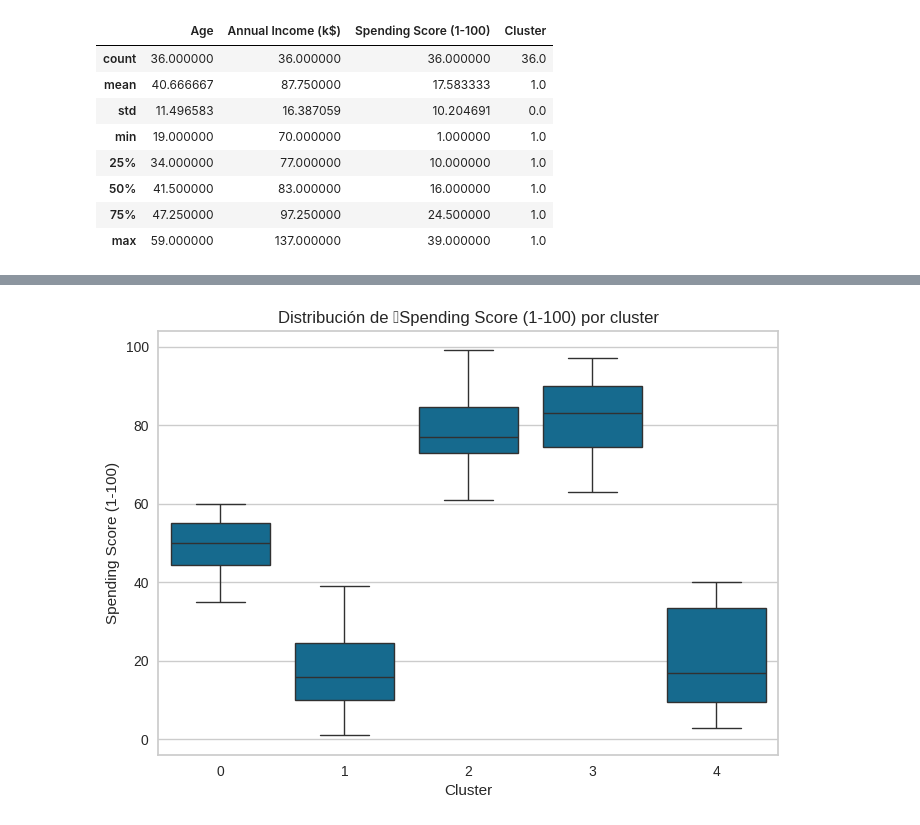
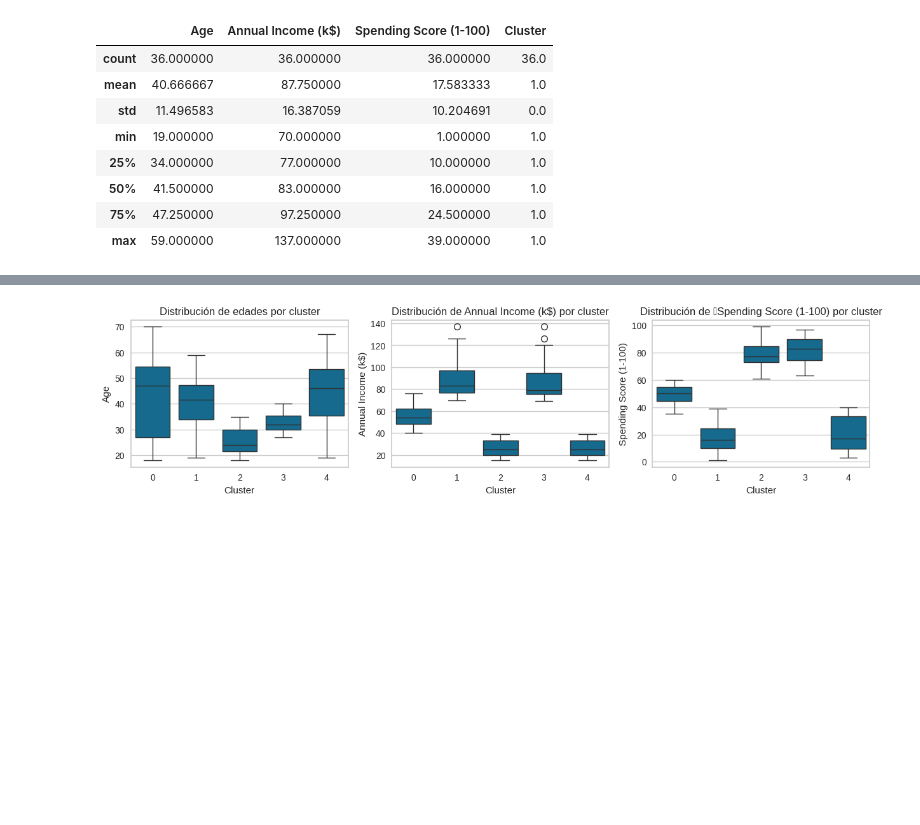
Before and after one commit to DeisyData/BIT_IA_Bootcamp, a Jupyter notebook: S8_C1_kmeans_customers.ipynb, the cells around one changed output, grey strips where cells are left out. Cells and saved outputs as stored; diff of their text form; code cells hidden in the pictures; blank space fills up the shorter version.

```diff
--- a/S8_C1_kmeans_customers.ipynb
+++ b/S8_C1_kmeans_customers.ipynb
@@ -212,6 +205,0 @@ plt.show()
-# %%
-sns.boxplot(x='Cluster', y='Spending Score (1-100)', data=df_5k)
-plt.title('Distribución de 	Spending Score (1-100) por cluster')
-plt.show()
-# %% [output]
-[figure, removed]
@@ -221,0 +206,14 @@ plt.show()
+# %%
+plt.figure(figsize=(15,3))
+plt.subplot(1,3,1)
+sns.boxplot(x='Cluster', y='Age', data=df_5k)
+plt.title('Distribución de edades por cluster')
+plt.subplot(1,3,2)
+sns.boxplot(x='Cluster', y='Annual Income (k$)', data=df_5k)
+plt.title('Distribución de Annual Income (k$) por cluster')
+plt.subplot(1,3,3)
+sns.boxplot(x='Cluster', y='Spending Score (1-100)', data=df_5k)
+plt.title('Distribución de 	Spending Score (1-100) por cluster')
+plt.show()
+# %% [output]
+[figure, added]
```
Also changed, not shown: parts of 2 cells of this notebook.
